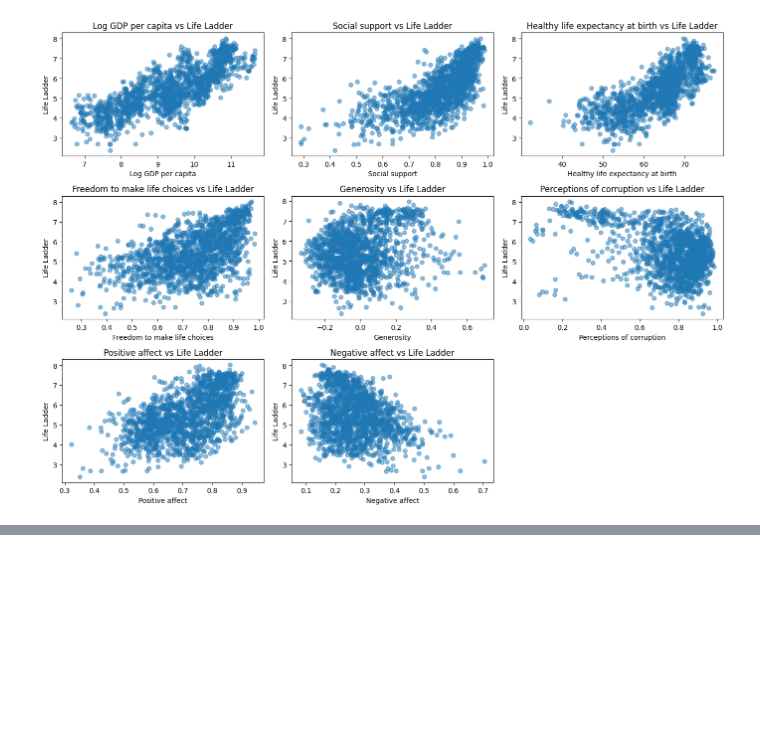
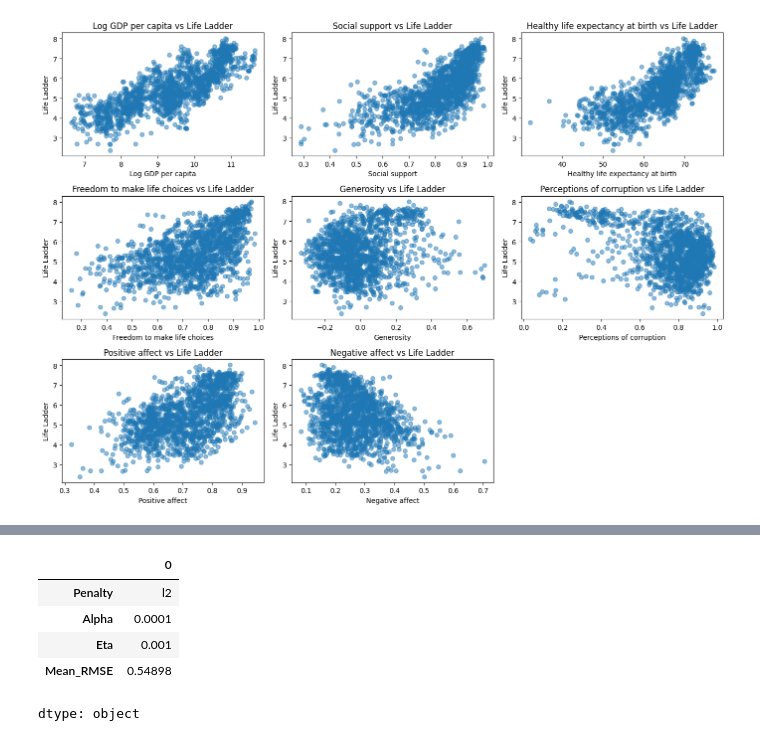
Before and after one commit to cdhakami-p/CSCI-B455, a Jupyter notebook: hw1/q1/hw1_q1.ipynb, the cells around one changed output, grey strips where cells are left out. Cells and saved outputs as stored; diff of their text form; code cells hidden in the pictures; blank space fills up the shorter version.

```diff
--- a/hw1/q1/hw1_q1.ipynb
+++ b/hw1/q1/hw1_q1.ipynb
@@ -226,0 +231,15 @@ plt.show()
+# %%
+# Import from sklearn and set up variables
+
+from sklearn.model_selection import KFold
+from sklearn.impute import SimpleImputer
+from sklearn.preprocessing import StandardScaler
+from sklearn.linear_model import SGDRegressor
+from sklearn.metrics import mean_squared_error
+from sklearn.model_selection import train_test_split
+
+def rmse(y_true, y_pred):
+  return np.sqrt(mean_squared_error(y_true, y_pred))
+
+X = train_data.drop(columns=["Life Ladder"])
+y = train_data["Life Ladder"].values
@@ -226,0 +314,46 @@ plt.show()
+# %%
+# Regularization
+
+alphas = [1e-4, 1e-3, 1e-2]
+etas = [0.001, 0.01]
+
+results = []
+
+for penalty_type in ["l2", "l1", "elasticnet"]:
+  for alpha in alphas:
+    for eta in etas:
+
+      fold_rmse = []
+
+      for train_id, val_id in cv.split(X):
+        X_train, X_val = X.iloc[train_id], X.iloc[val_id]
+        y_train, y_val = y[train_id], y[val_id]
+
+        X_train_imp = imputer.fit_transform(X_train)
+        X_val_imp = imputer.transform(X_val)
+
+        scaler = StandardScaler()
+        X_train_scaled = scaler.fit_transform(X_train_imp)
+        X_val_scaled = scaler.transform(X_val_imp)
+
+        model = SGDRegressor(penalty=penalty_type, alpha = alpha, l1_ratio=0.5,
+                             learning_rate="constant", eta0=eta, max_iter=5000,
+                             tol=1e-4, random_state=42)
+
+        model.fit(X_train_scaled, y_train)
+        predictions = model.predict(X_val_scaled)
+
+        fold_rmse.append(rmse(y_val, predictions))
+
+
+
+      print(f"Penalty={penalty_type}, alpha={alpha}, eta={eta}, RMSE={np.mean(fold_rmse):.4f}")
+
+      results.append([penalty_type, alpha, eta, np.mean(fold_rmse)])
+
+results_df = pd.DataFrame(results, columns=["Penalty", "Alpha", "Eta", "Mean_RMSE"])
+results_df.sort_values("Mean_RMSE").head(10)
+
+best = results_df.iloc[0]
+best
+# %% [output]
@@ -226,0 +378,6 @@ plt.show()
+|  | 0 |
+| Penalty | l2 |
+| Alpha | 0.0001 |
+| Eta | 0.001 |
+| Mean_RMSE | 0.54898 |
+dtype: object
```
Also changed, not shown: parts of 10 cells of this notebook.
